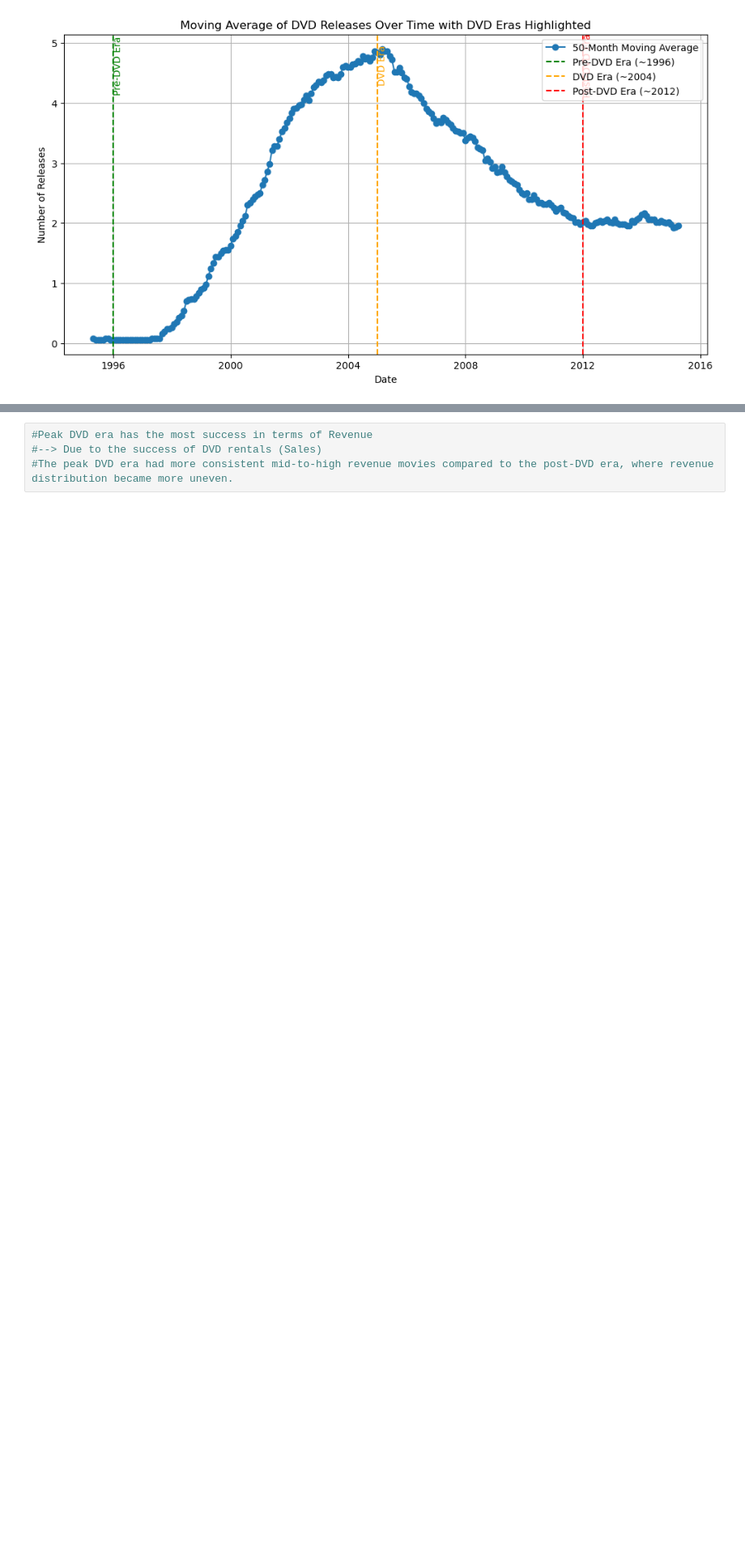
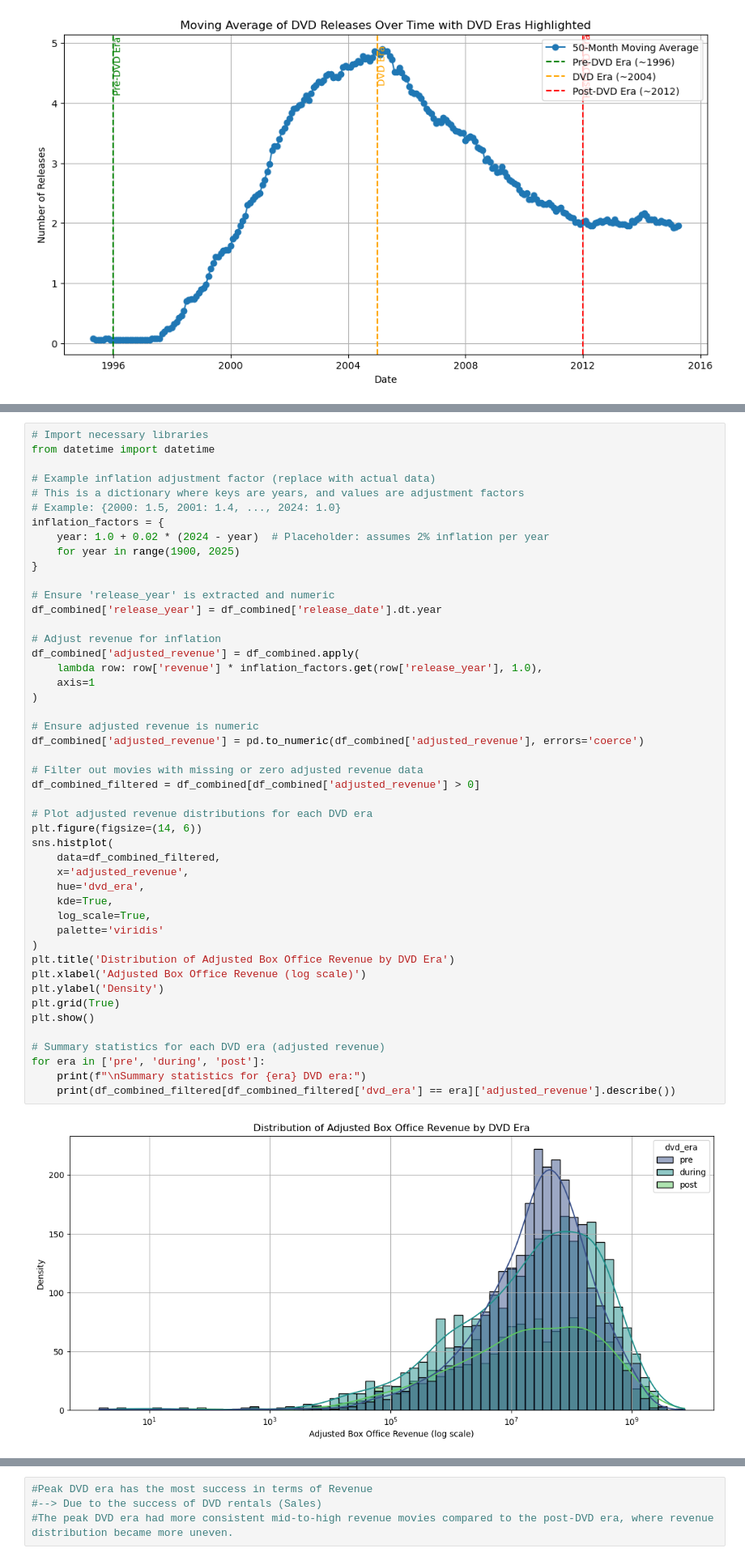
Before and after one commit to epfl-ada/ada-2024-project-databand, a Jupyter notebook: data_overview_YR.ipynb, the cells around one changed output, grey strips where cells are left out. Shown at 81% size. Saved outputs shown, nothing was run; the diff lists cells and outputs as text; blank space fills up the shorter version.

```diff
--- a/data_overview_YR.ipynb
+++ b/data_overview_YR.ipynb
@@ -228,2 +231,51 @@ Summary statistics for during DVD era:
 max      5.705981e+09
 Name: revenue, dtype: float64
+# %%
+# Import necessary libraries
+from datetime import datetime
+
+# Example inflation adjustment factor (replace with actual data)
+# This is a dictionary where keys are years, and values are adjustment factors
+# Example: {2000: 1.5, 2001: 1.4, ..., 2024: 1.0}
+inflation_factors = {
+    year: 1.0 + 0.02 * (2024 - year)  # Placeholder: assumes 2% inflation per year
+    for year in range(1900, 2025)
+}
+
+# Ensure 'release_year' is extracted and numeric
+df_combined['release_year'] = df_combined['release_date'].dt.year
+
+# Adjust revenue for inflation
+df_combined['adjusted_revenue'] = df_combined.apply(
+    lambda row: row['revenue'] * inflation_factors.get(row['release_year'], 1.0),
+    axis=1
+)
+
+# Ensure adjusted revenue is numeric
+df_combined['adjusted_revenue'] = pd.to_numeric(df_combined['adjusted_revenue'], errors='coerce')
+
+# Filter out movies with missing or zero adjusted revenue data
+df_combined_filtered = df_combined[df_combined['adjusted_revenue'] > 0]
+
+# Plot adjusted revenue distributions for each DVD era
+plt.figure(figsize=(14, 6))
+sns.histplot(
+    data=df_combined_filtered,
+    x='adjusted_revenue',
+    hue='dvd_era',
+    kde=True,
+    log_scale=True,
+    palette='viridis'
+)
+plt.title('Distribution of Adjusted Box Office Revenue by DVD Era')
+plt.xlabel('Adjusted Box Office Revenue (log scale)')
+plt.ylabel('Density')
+plt.grid(True)
+plt.show()
+
+# Summary statistics for each DVD era (adjusted revenue)
+for era in ['pre', 'during', 'post']:
+    print(f"\nSummary statistics for {era} DVD era:")
+    print(df_combined_filtered[df_combined_filtered['dvd_era'] == era]['adjusted_revenue'].describe())
+# %% [output]
+[figure, added]
```
Also changed, not shown: parts of 13 cells of this notebook, 1 other file.
